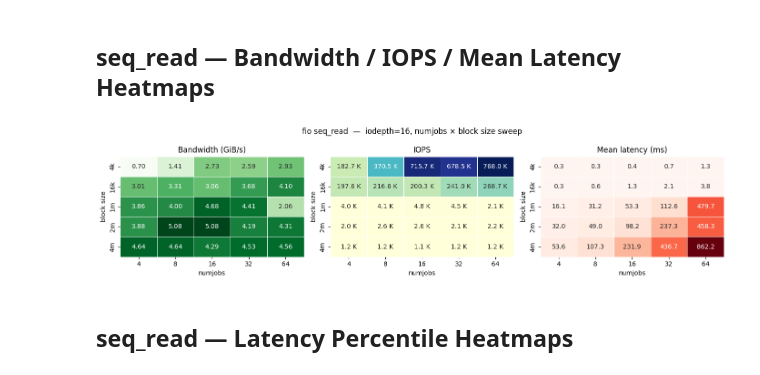
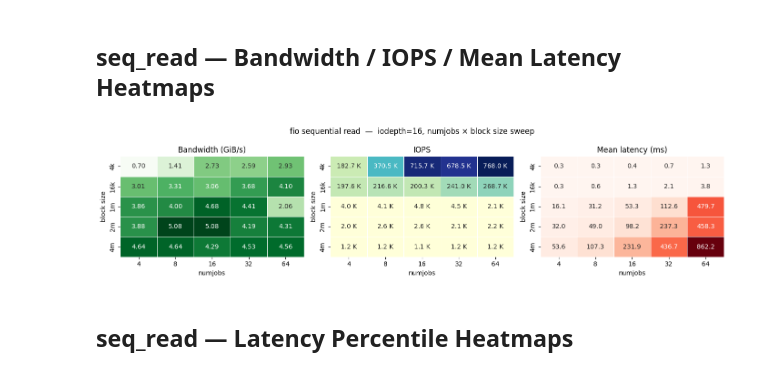
Before and after one commit to cissieAB/pdsw26_daos-bench, a Jupyter notebook: results/testbed/fio-dfs-heatmap-nj-bs-sweep/fio_dfs_heatmap_nj-bs_sweep.ipynb, the cells around one changed output. Saved outputs shown, nothing was run; the diff lists cells and outputs as text; code cells hidden in the pictures.

```diff
--- a/results/testbed/fio-dfs-heatmap-nj-bs-sweep/fio_dfs_heatmap_nj-bs_sweep.ipynb
+++ b/results/testbed/fio-dfs-heatmap-nj-bs-sweep/fio_dfs_heatmap_nj-bs_sweep.ipynb
@@ -115,7 +115,7 @@ rw_specs = [
     ("clat_mean_ms", "Mean latency (ms)", ".1f", "Reds",   None),
 ]
 
-fig, axes = plt.subplots(1, 3, figsize=(14, 3.5))
+fig, axes = plt.subplots(1, 3, figsize=(12, 3))
 
 for ax, (metric, label, fmt, cmap, ann_fn) in zip(axes, rw_specs):
     p = pivot_rw(metric)
@@ -129,7 +129,7 @@ for ax, (metric, label, fmt, cmap, ann_fn) in zip(axes, rw_specs):
     ax.set_ylabel("block size")
     ax.tick_params(axis="x", rotation=0)
 
-fig.suptitle("fio rand_write  —  iodepth=16, numjobs × block size sweep")
+fig.suptitle("fio random write —  iodepth=16, numjobs × block size sweep")
 plt.tight_layout()
 plt.savefig(RESULTS_DIR / "heatmap_randwrite_nj-bs.pdf", bbox_inches="tight", dpi=150)
 plt.show()
@@ -253,35 +253,35 @@ bs
 def pivot_sr(metric):
     return df_sr.pivot(index="bs", columns="numjobs", values=metric).reindex(
         index=BS_ORDER, columns=NJ_ORDER
     )
 
 
 sr_specs = [
     ("bw_GiBs",      "Bandwidth (GiB/s)", ".2f", "Greens", None),
     ("iops",         "IOPS",              ".0f", "YlGnBu", lambda v: f"{v/1e3:.1f} K"),
     ("clat_mean_ms", "Mean latency (ms)", ".1f", "Reds",   None),
 ]
 
 fig, axes = plt.subplots(1, 3, figsize=(14, 3.5))
 
 for ax, (metric, label, fmt, cmap, ann_fn) in zip(axes, sr_specs):
     p = pivot_sr(metric)
     annot, efmt = make_annot(p, fmt, ann_fn)
     sns.heatmap(
         p, ax=ax, cmap=cmap, annot=annot, fmt=efmt,
         linewidths=0.5, cbar=False,
     )
     ax.set_title(label)
     ax.set_xlabel("numjobs")
     ax.set_ylabel("block size")
     ax.tick_params(axis="x", rotation=0)
 
-fig.suptitle("fio seq_read  —  iodepth=16, numjobs × block size sweep")
+fig.suptitle("fio sequential read  —  iodepth=16, numjobs × block size sweep")
 plt.tight_layout()
 plt.savefig(RESULTS_DIR / "heatmap_seqread_nj-bs.pdf", bbox_inches="tight", dpi=150)
 plt.show()
 # %% [output]
-[figure, old version]
+[figure, new version]
 # %% [markdown]
 ## seq_read — Latency Percentile Heatmaps
 # %%
```
Also changed, not shown: parts of 1 cell of this notebook, 3 other files.
